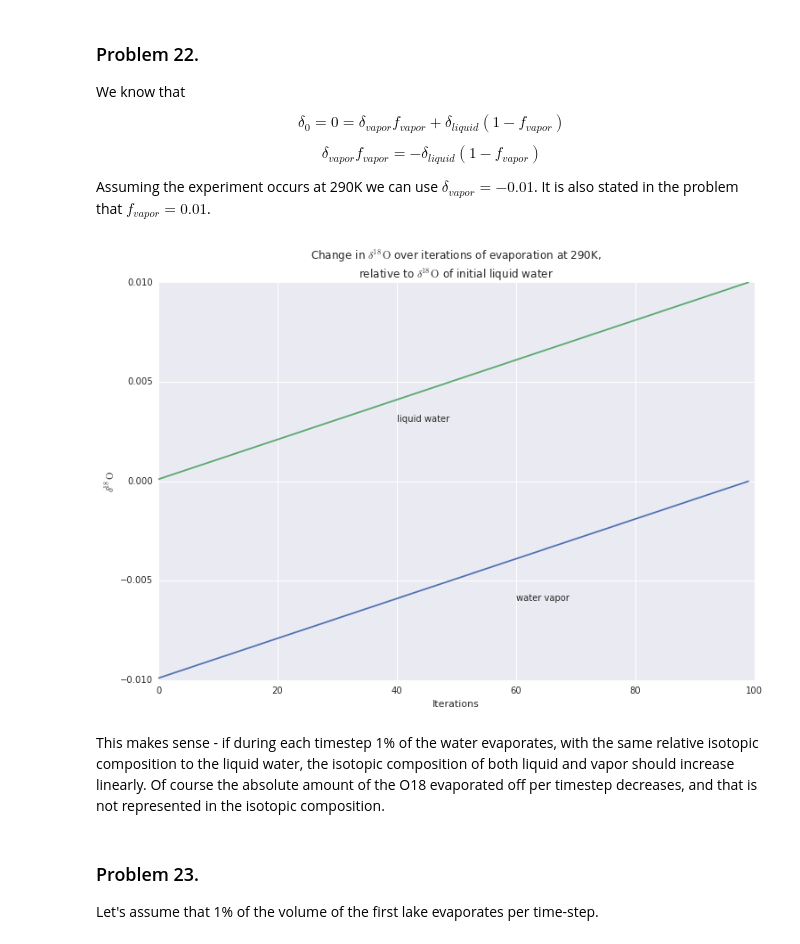
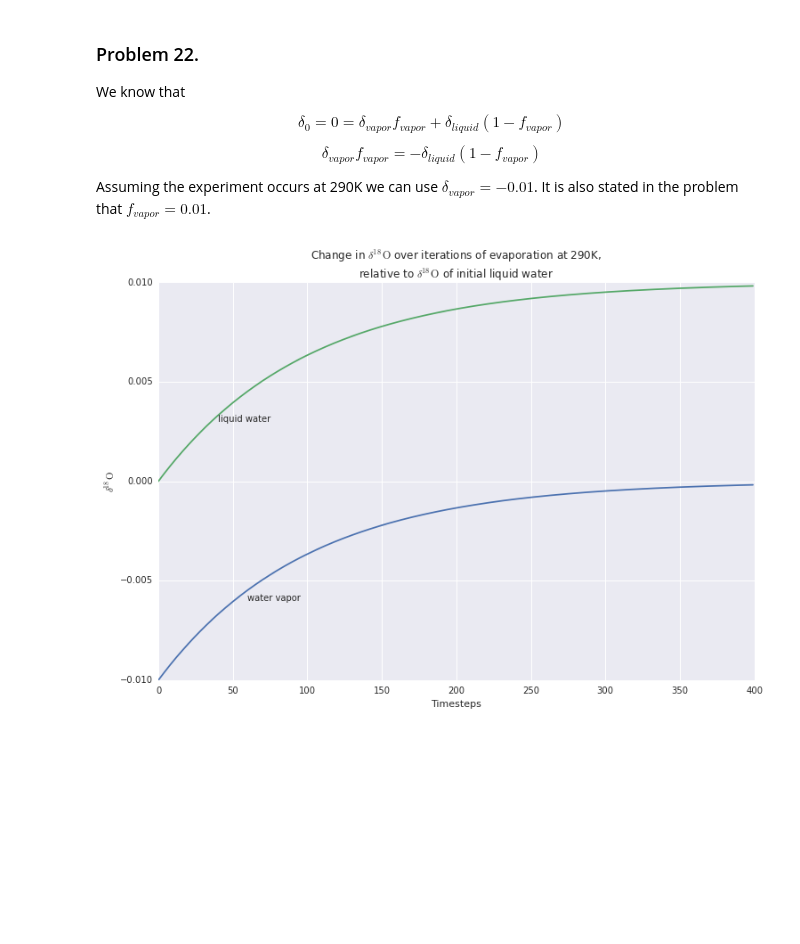
Before and after one commit to jdangerx/planetaryclimate, a Jupyter notebook: ch1.ipynb, the cells around one changed output. Cells and saved outputs as stored; diff of their text form; code cells hidden in the pictures; blank space fills up the shorter version.

```diff
--- a/ch1.ipynb
+++ b/ch1.ipynb
@@ -723,66 +724,30 @@ $$\delta_{vapor}f_{vapor} = -\delta_{liquid}(1-f_{vapor})$$
 
 Assuming the experiment occurs at 290K we can use $\delta_{vapor} = -0.01$. It is also stated in the problem that $f_{vapor} = 0.01$.
 # %%
-def phasechange(d_target = 0, d_source = 0, epsilon=0, f_target=0.01):
-    """Changes a fraction of a material from one phase to another.
-
-    Parameters
-    ----------
-    d_target : float
-        The d relative to some standard of the target phase.
-    d_source : float
-        The d relative to some standard of the source phase.
-    epsilon : float
-        The difference in d between the target phase and the source phase.
-    f_target : float
-        The fraction of the source phase that is changed to the target phase.
-
-    Returns
-    -------
-    newState : dict
-        A dict containing the new d_target and d_source.
-    """
-    newState = {"epsilon": epsilon,
-                "f_target": f_target}
-    f_source = 1 - f_target
-    newState["d_source"] = d_source - f_target * epsilon
-    # newState["d_source"] = (d_source - f_target * (d_source+epsilon))/f_source
-    # newState["d_target"] = (d_source - f_source * d_source)/f_target
-    newState["d_target"] = newState["d_source"] + epsilon
-    return newState
+def d_source_of_t(epsilon, d_source_0, f_source, t):
+    d_sources = d_source_0-epsilon*(1-f_source**t)
+    return d_sources
 
 
 def problem22():
-    state = {"d_target": -0.01, "d_source": 0, "epsilon": -0.01}
-    n_trials = 100
-    states = []
-    for i in range(n_trials):
-        state = phasechange(**state)
-        states.append(state)
-    d_vaps = [state["d_target"] for state in states]
-    d_liqs = [state["d_source"] for state in states]
+    ntrials = 400
+    f_source = 0.99
+    d_source_0 = 0
+    epsilon = -0.01
+    evap = partial(d_source_of_t, epsilon, d_source_0, f_source)
+    d_liqs = [evap(t) for t in range(ntrials)]
+    d_vaps = [d_liq + epsilon for d_liq in d_liqs]
 
     plt.figure(figsize=(12,8))
     plt.title("Change in $\delta^{18}\mathrm{O}$ over iterations of evaporation at 290K,\n"
               "relative to $\delta^{18}\mathrm{O}$ of initial liquid water")
-    plt.plot(range(n_trials), d_vaps)
-    plt.plot(range(n_trials), d_liqs)
+    plt.plot(range(ntrials), d_vaps)
+    plt.plot(range(ntrials), d_liqs)
     plt.ylabel("$\delta^{18}\mathrm{O}$")
-    plt.xlabel("Iterations")
+    plt.xlabel("Timesteps")
     plt.text(40, 0.003, "liquid water")
     plt.text(60, -0.006, "water vapor")
 
 problem22()
 # %% [output]
-[figure, old version]
+[figure, new version]
-# %% [markdown]
-This makes sense - if during each timestep 1% of the water evaporates,
-with the same relative isotopic composition to the liquid water, the
-isotopic composition of both liquid and vapor should increase
-linearly. Of course the absolute amount of the O18 evaporated off per
-timestep decreases, and that is not represented in the isotopic
-composition.
-# %% [markdown]
-### Problem 23.
-
-Let's assume that 1% of the volume of the first lake evaporates per time-step.
```
Also changed, not shown: parts of 5 cells of this notebook.
